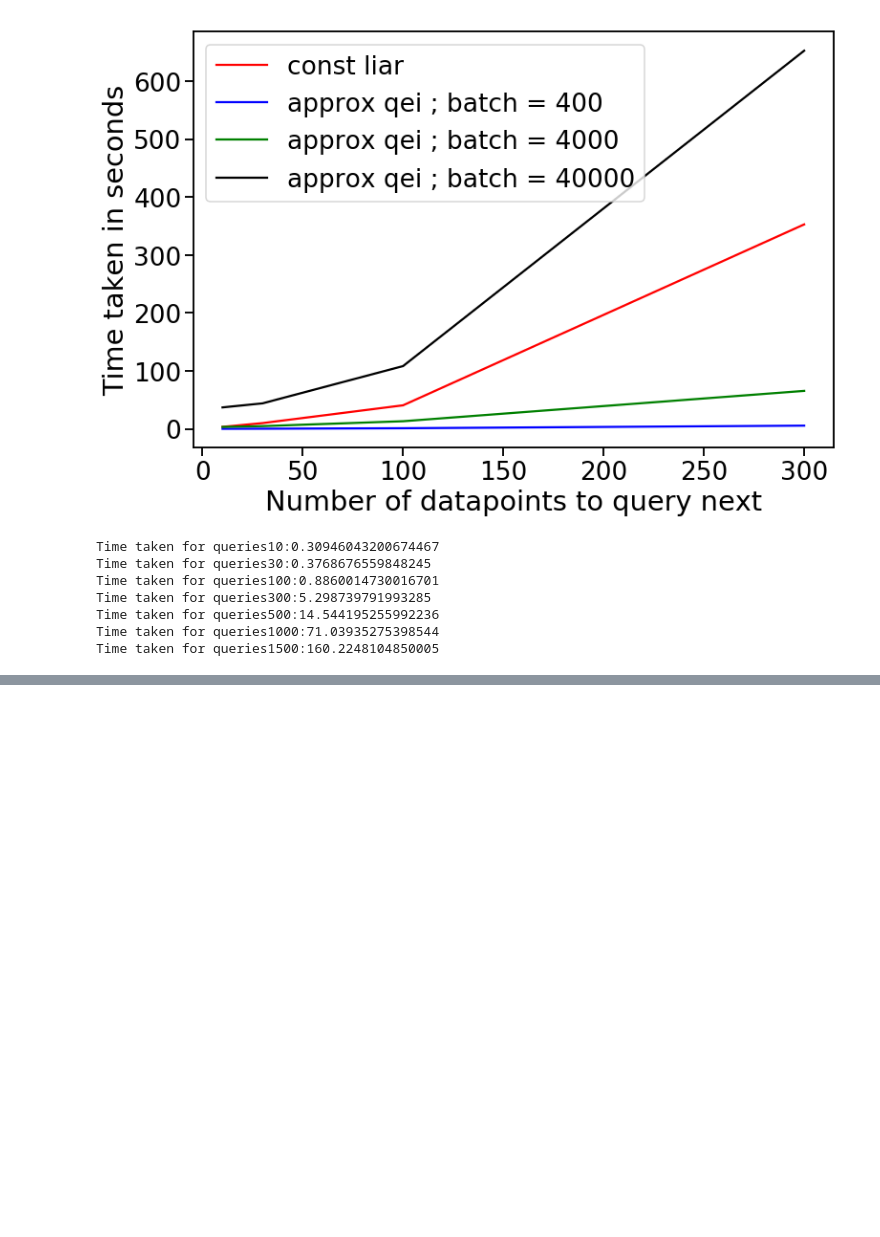
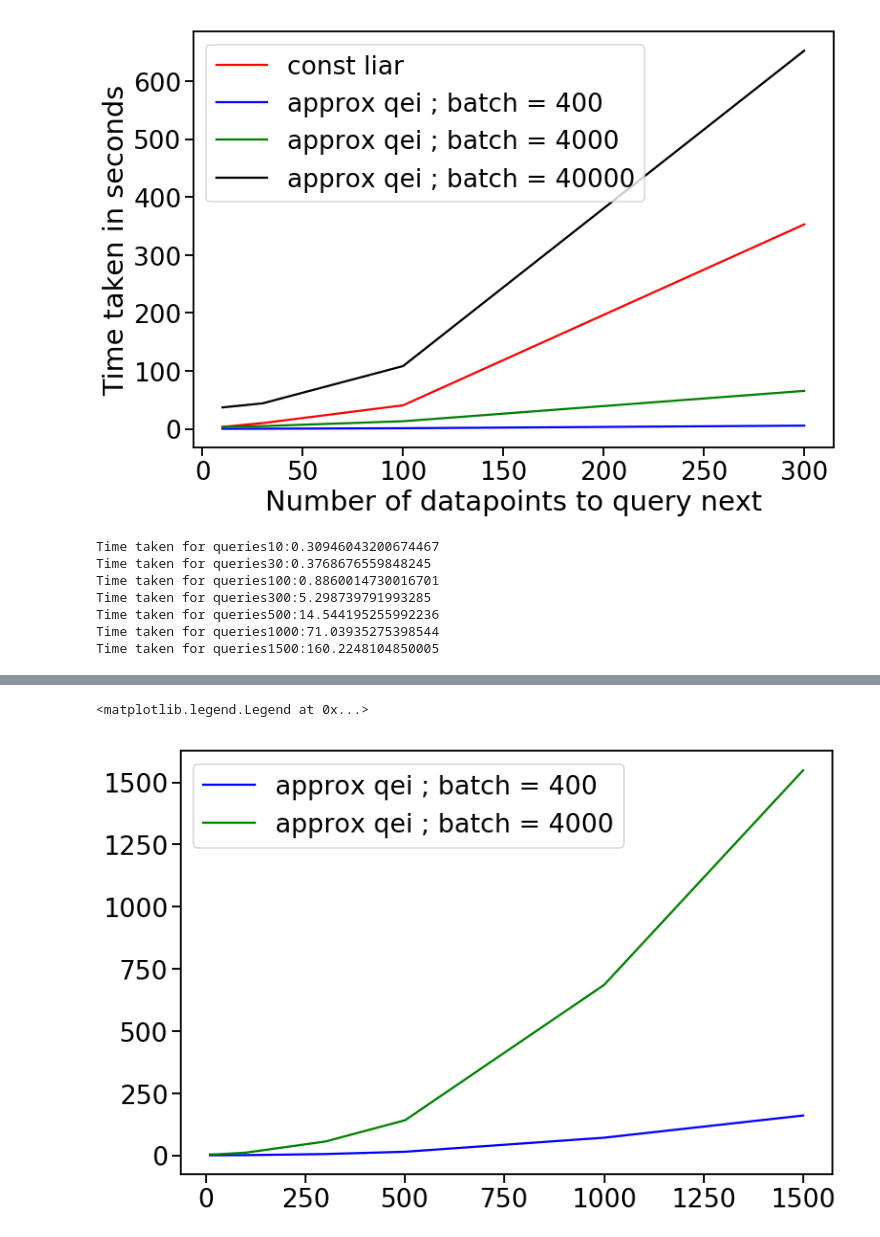
Before and after one commit to nawalgao/scikit-optimize, a Jupyter notebook: examples/approxqei_vs_constliar.ipynb, the cells around one changed output, grey strips where cells are left out. Cells and saved outputs as stored; diff of their text form; code cells hidden in the pictures; blank space fills up the shorter version.

```diff
--- a/examples/approxqei_vs_constliar.ipynb
+++ b/examples/approxqei_vs_constliar.ipynb
@@ -555,5 +556,8 @@ Time taken for queries1000:685.5698234839947
 # %%
 plt.figure(figsize = (12,8))
 plt.plot(np.array(num_queries), time_tk5, color = 'b', label = 'approx qei ; batch = 400')
 plt.plot(np.array(num_queries), time_tk6, color = 'g', label = 'approx qei ; batch = 4000')
-plt.legend()
+plt.legend(loc = 'best')
+# %% [output]
+<matplotlib.legend.Legend at 0x...>
+[figure, added]
```
Also changed, not shown: parts of 1 cell of this notebook, 5 other files.
